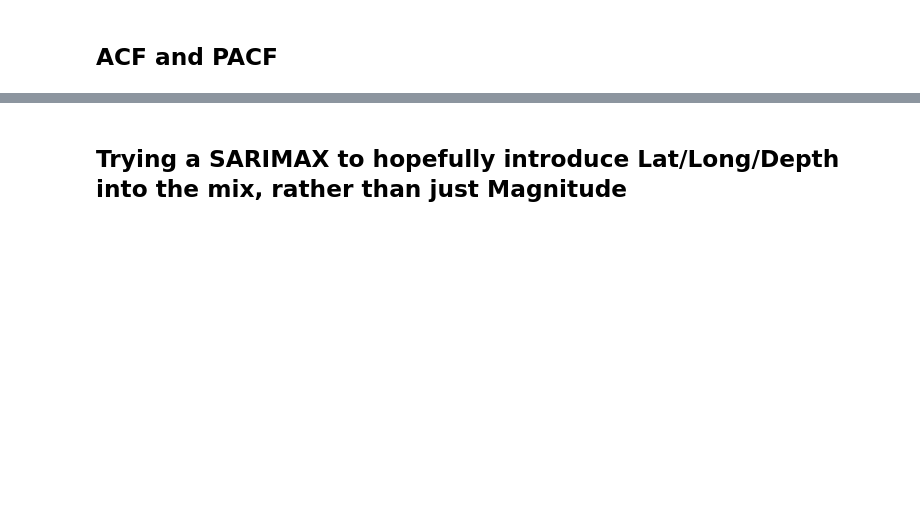
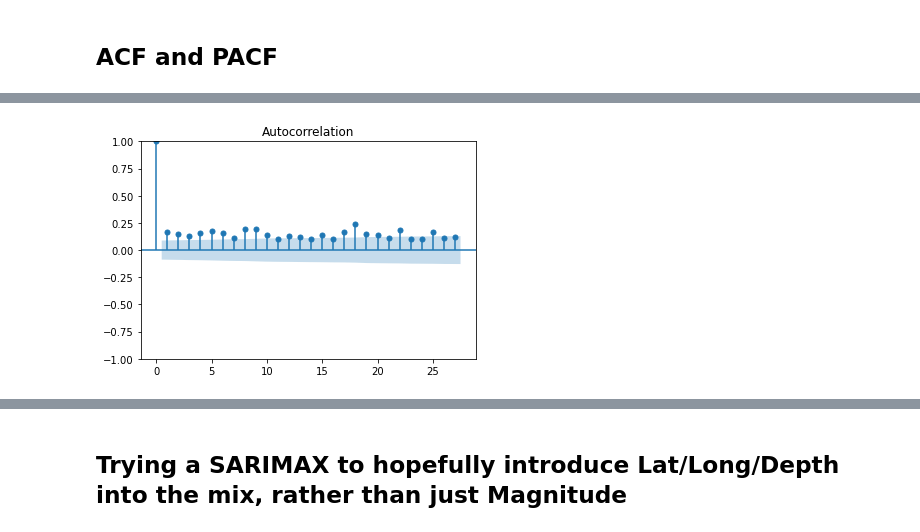
Before and after one commit to theobigdog/On-Shaky-Ground---Earthquakes-in-Asia, a Jupyter notebook: Flatiron Capstone - Earthquake Prediction.ipynb, the cells around one changed output, grey strips where cells are left out. Drawn from its saved outputs; the diff is of its cells as text; code cells hidden in the pictures; blank space fills up the shorter version.

```diff
--- a/Flatiron Capstone - Earthquake Prediction.ipynb
+++ b/Flatiron Capstone - Earthquake Prediction.ipynb
@@ -516 +410,5 @@ plot_pacf(train.diff().dropna());
+# %%
+plot_acf(train);
+# %% [output]
+[figure, added]
 # %%
```
Also changed, not shown: parts of 147 cells of this notebook, 12 other files.
